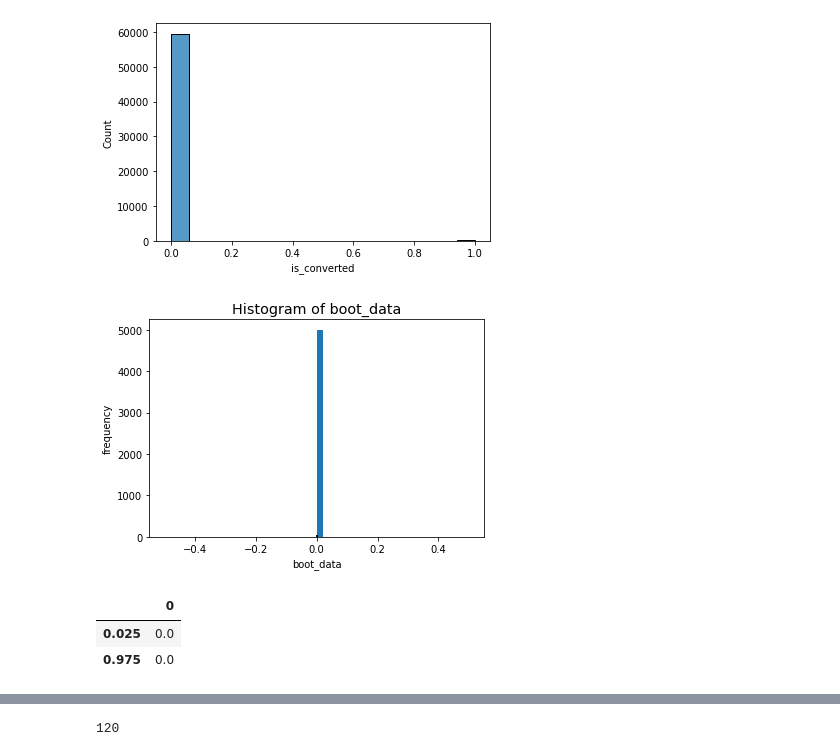
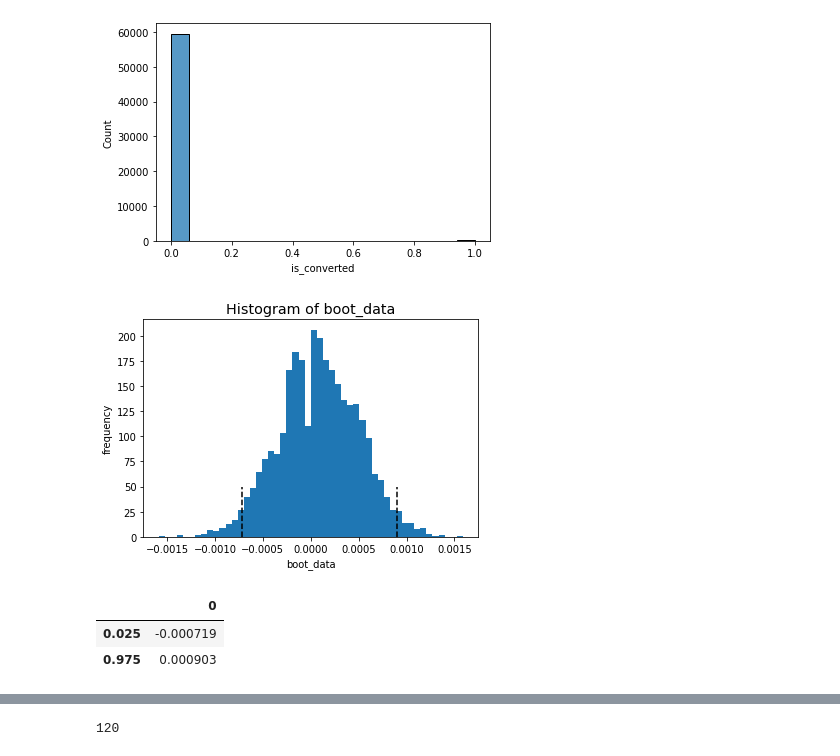
Before and after one commit to Callmewhateveryoulike/Karpov.courses-final-project, a Jupyter notebook: Final_project.ipynb, the cells around one changed output, grey strips where cells are left out. Drawn from its saved outputs; the diff is of its cells as text; code cells hidden in the pictures.

```diff
--- a/Final_project.ipynb
+++ b/Final_project.ipynb
@@ -323,11 +323,11 @@ def get_bootstrap(
     plt.title("Histogram of boot_data")
     plt.show()
 
-    return {"boot_data": boot_data, "ci": ci}
+    return ci
 # %%
-get_bootstrap(CR_active_A['is_converted'], CR_active_B['is_converted'], statistic=np.median, boot_it=5000)['ci']
+get_bootstrap(CR_active_A['is_converted'], CR_active_B['is_converted'], statistic=np.mean, boot_it=3000)
 # %% [output]
-[figure, old version]
+[figure, new version]
 |  | 0 |
-| 0.025 | 0.0 |
-| 0.975 | 0.0 |
+| 0.025 | -0.000719 |
+| 0.975 | 0.000903 |
```
Also changed, not shown: parts of 4 cells of this notebook.
